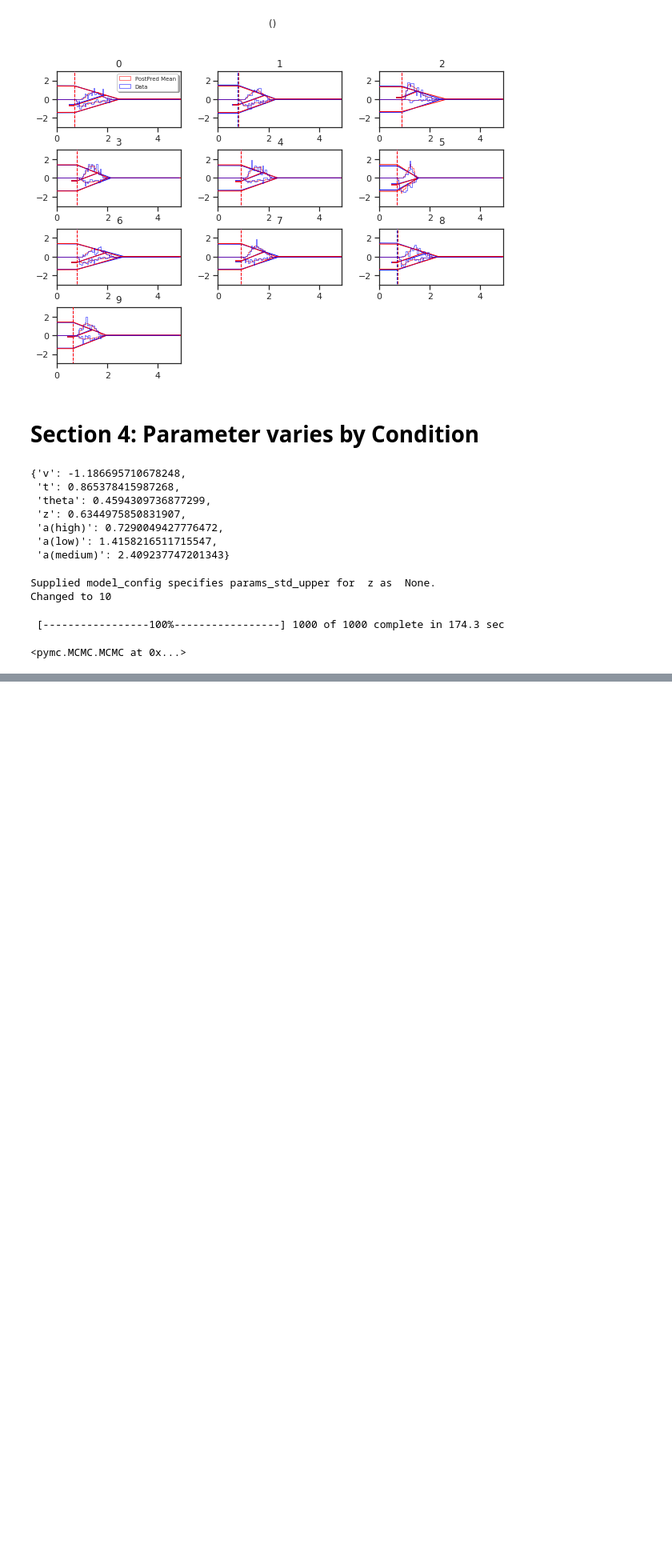
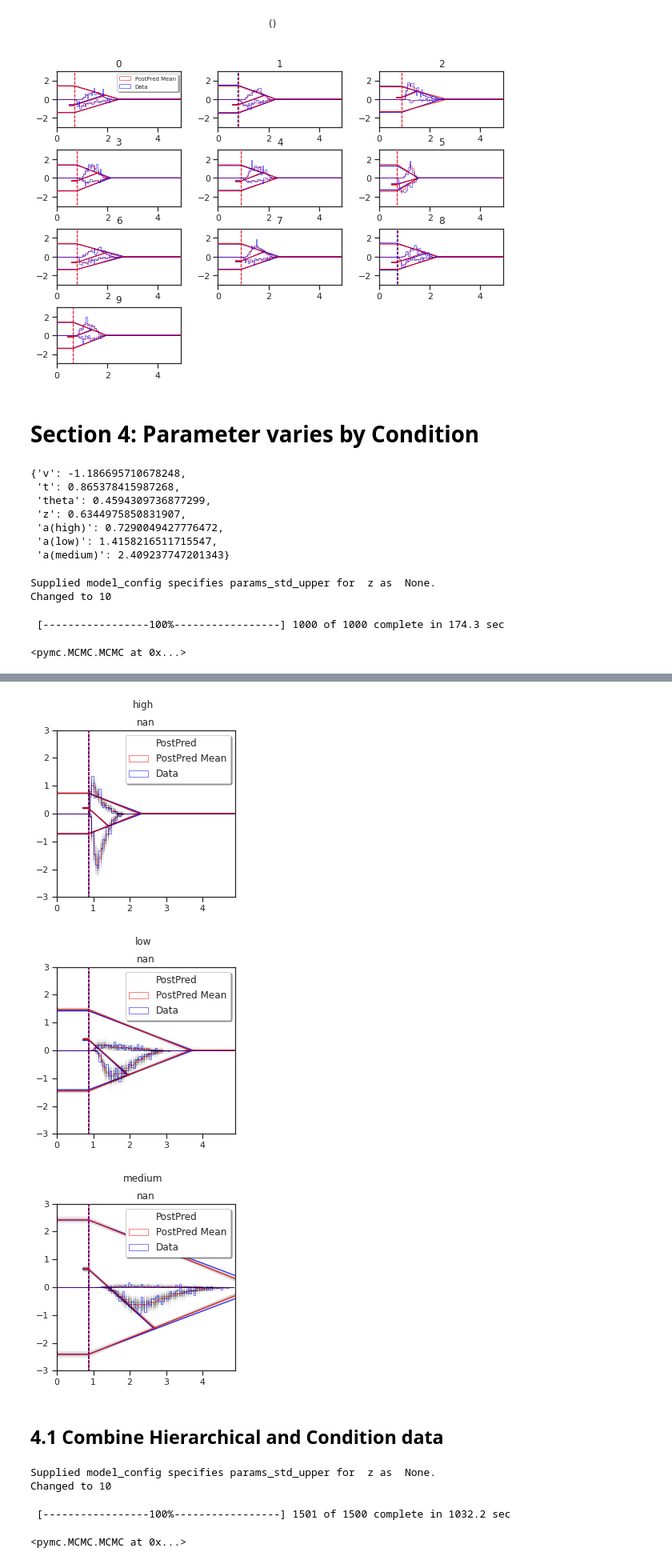
Before and after one commit to zenkavi/IntroToHDDM, a Jupyter notebook: LAN_Tutorial.ipynb, the cells around one changed output, grey strips where cells are left out. Shown at 80% size. Saved outputs shown, nothing was run; the diff lists cells and outputs as text; code cells hidden in the pictures; blank space fills up the shorter version.

```diff
--- a/LAN_Tutorial.ipynb
+++ b/LAN_Tutorial.ipynb
@@ -446,14 +462,21 @@ plt.show()
 # %%
 hddm.plotting.plot_posterior_predictive(model = hddmnn_model,
                                         columns = 1,
                                         groupby = ['subj_idx'],
                                         figsize = (4, 4),
                                         value_range = np.arange(0, 5, 0.1),
                                         plot_func = hddm.plotting._plot_func_model,
                                         parameter_recovery_mode = True,
+                                        hist_bottom = 0,
                                         **{'alpha': 0.01,
                                         'ylim': 3,
                                         'add_posterior_uncertainty_rts': True,
                                         'add_posterior_uncertainty_model': True,
                                         'samples': 200})
 plt.show()
+# %% [output]
+[figure, added]
+[figure, added]
+[figure, added]
+# %% [markdown]
+## 4.1 Combine Hierarchical and Condition data
@@ -459,0 +501,17 @@ plt.show()
+# %%
+# Make HDDM Model
+hddmnn_model = hddm.HDDMnn(data,
+                           model = model,
+                           informative = False,
+                           include = hddm.simulators.model_config[model]['hddm_include'],
+                           p_outlier = 0.0,
+                           is_group_model = True,
+                           depends_on = {'v': 'c_one'})
+# %% [output]
+Supplied model_config specifies params_std_upper for  z as  None.
+Changed to 10
+# %%
+hddmnn_model.sample(nmcmc, burn = 100)
+# %% [output]
+ [-----------------100%-----------------] 1501 of 1500 complete in 1032.2 sec
+<pymc.MCMC.MCMC at 0x...>
```
Also changed, not shown: parts of 36 cells of this notebook, 1 other file.
